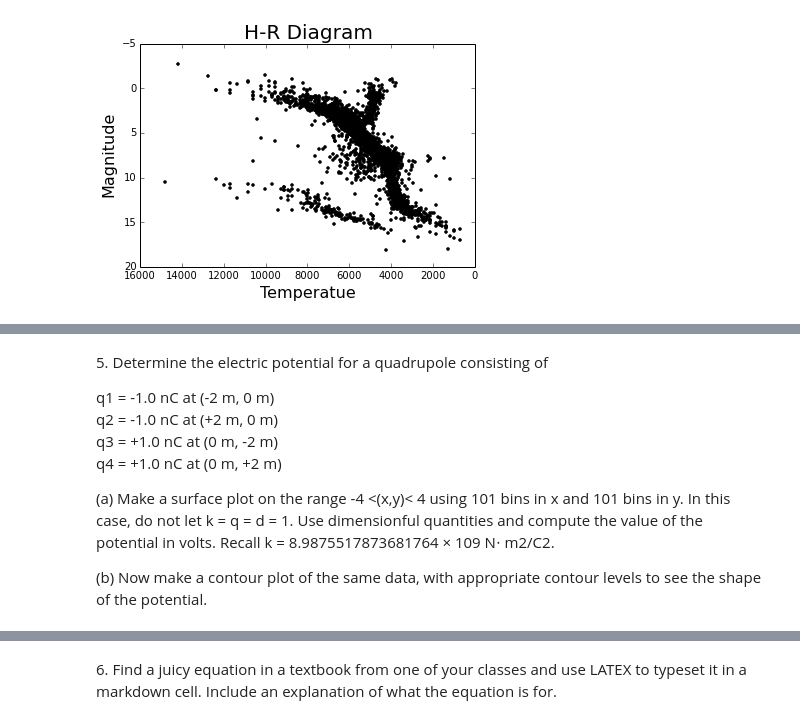
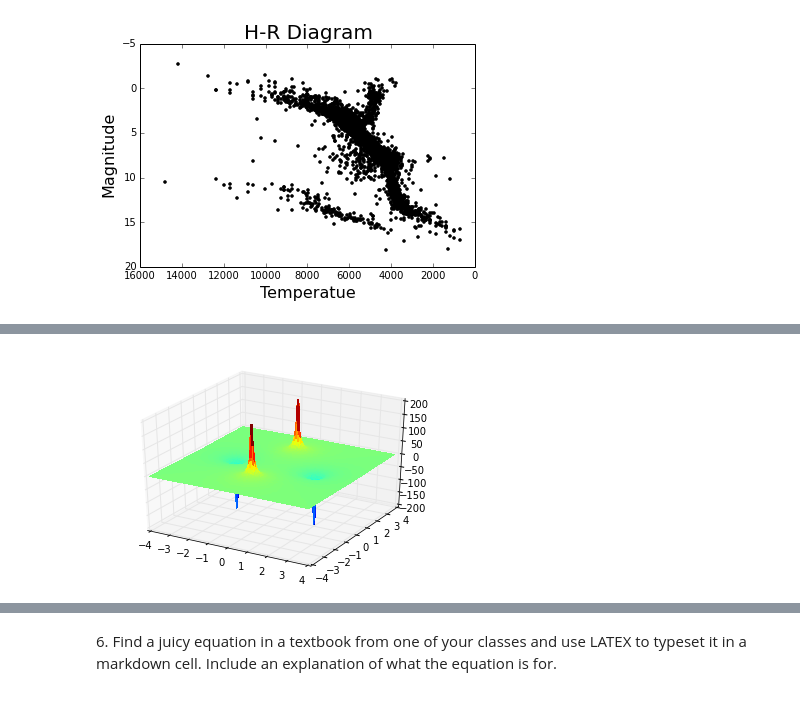
Before and after one commit to cspearso/PHYS202-S14, a Jupyter notebook: Graphics/GraphicsExercises.ipynb, the cells around one changed output, grey strips where cells are left out. Drawn from its saved outputs; the diff is of its cells as text; code cells hidden in the pictures.

```diff
--- a/Graphics/GraphicsExercises.ipynb
+++ b/Graphics/GraphicsExercises.ipynb
@@ -125,24 +178,15 @@ NameError: name 'Z' is not defined
 # %%
+#a
 fig = plt.figure()
 ax = fig.add_subplot(1, 1, 1, projection='3d')
-X = np.arange(-6, 6, .025)
-Y = np.arange(-6, 6, 0.25)
+X = np.arange(-4, 4, 8./101)
+Y = np.arange(-4, 4, 8./101)
 X, Y = np.meshgrid(X, Y)
-R = np.sqrt(X**2 + Y**2)
-z = 3^(
+k = 8.9875517873681764 * 10**9
+q = 1 * 10**(-9)
+R =(-(1/(np.sqrt(Y**2+(X+2)**2)))-(1/(np.sqrt(Y**2+(X-2)**2))))+(1/(np.sqrt((Y+2)**2+X**2))) +(1/(np.sqrt((Y-2)**2+X**2)))
+Z = k*q*R
 surf = ax.plot_surface(X, Y, Z, rstride=1, cstride=1, cmap=cm.jet,
         linewidth=0, antialiased=False)
-ax.set_zlim3d(-1.01, 1.10);
+# %% [output]
+[figure, added]
-# %% [markdown]
-5\. Determine the electric potential for a quadrupole consisting of
-
-q1 = -1.0 nC at (-2 m, 0 m)
-q2 = -1.0 nC at (+2 m, 0 m)
-q3 = +1.0 nC at (0 m, -2 m)
-q4 = +1.0 nC at (0 m, +2 m)
-
-(a) Make a surface plot on the range -4 <(x,y)< 4 using 101 bins in x and 101 bins in y. In this case, do not let k = q = d = 1. Use dimensionful quantities and compute the value of the potential in volts.
-Recall k = 8.9875517873681764 × 109 N⋅ m2/C2.
-
-
-(b) Now make a contour plot of the same data, with appropriate contour levels to see the shape of the potential.
```
Also changed, not shown: parts of 9 cells of this notebook, 4 other files.
